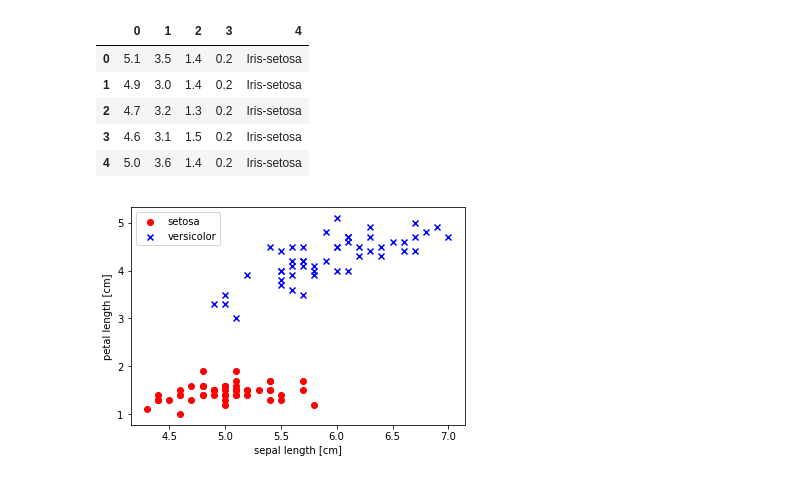
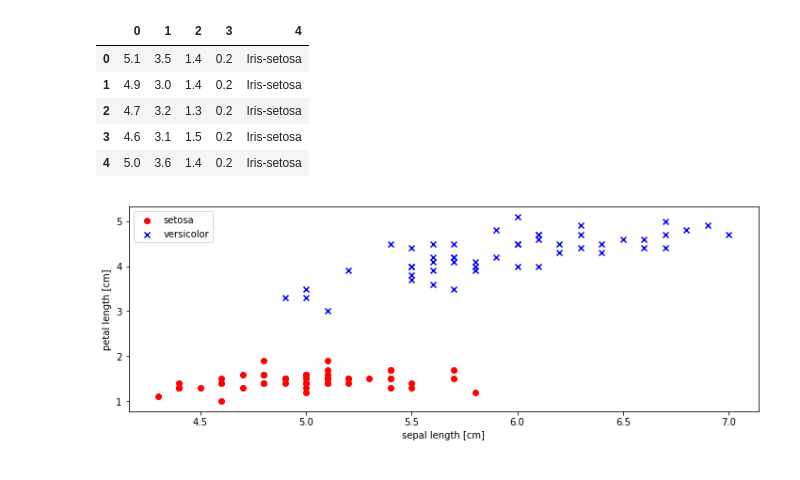
Before and after one commit to npabon/python_machine_learning, a Jupyter notebook: ch_2_perceptron_adaline_sgd.ipynb, the cells around one changed output. Saved outputs shown, nothing was run; the diff lists cells and outputs as text; code cells hidden in the pictures.

```diff
--- a/ch_2_perceptron_adaline_sgd.ipynb
+++ b/ch_2_perceptron_adaline_sgd.ipynb
@@ -11,7 +13,9 @@ import numpy as np
 df = pd.read_csv('https://archive.ics.uci.edu/ml/'
                  'machine-learning-databases/iris/iris.data',
                  header=None)
-df.head()
+# take the subset we're interested in (setosa & versicolor)
+df_subset = df.iloc[0:100,:]
+df_subset.head()
 # %% [output]
 |  | 0 | 1 | 2 | 3 | 4 |
 | 0 | 5.1 | 3.5 | 1.4 | 0.2 | Iris-setosa |
@@ -21,20 +25,21 @@ df.head()
 | 4 | 5.0 | 3.6 | 1.4 | 0.2 | Iris-setosa |
 # %%
 # select setosa and versicolor labels and convert to {-1,1}
-y = df.iloc[0:100,4].values
+y = df_subset[4].values
 y = np.where(y == 'Iris-setosa', -1, 1)
 
 # extract sepal length + petal length features
-X = df.iloc[0:100,[0,2]].values
+X = df_subset[[0,2]].values
 # %%
 # plot data
+plt.figure(figsize=(12, 4))
 plt.scatter(X[:50,0], X[:50,1],
             color='red', marker='o', label='setosa')
 plt.scatter(X[50:,0], X[50:,1],
             color='blue', marker='x', label='versicolor')
 plt.xlabel('sepal length [cm]')
 plt.ylabel('petal length [cm]')
 plt.legend(loc='upper left')
 plt.show()
 # %% [output]
-[figure, old version]
+[figure, new version]
```
Also changed, not shown: parts of 13 cells of this notebook, 1 other file.
